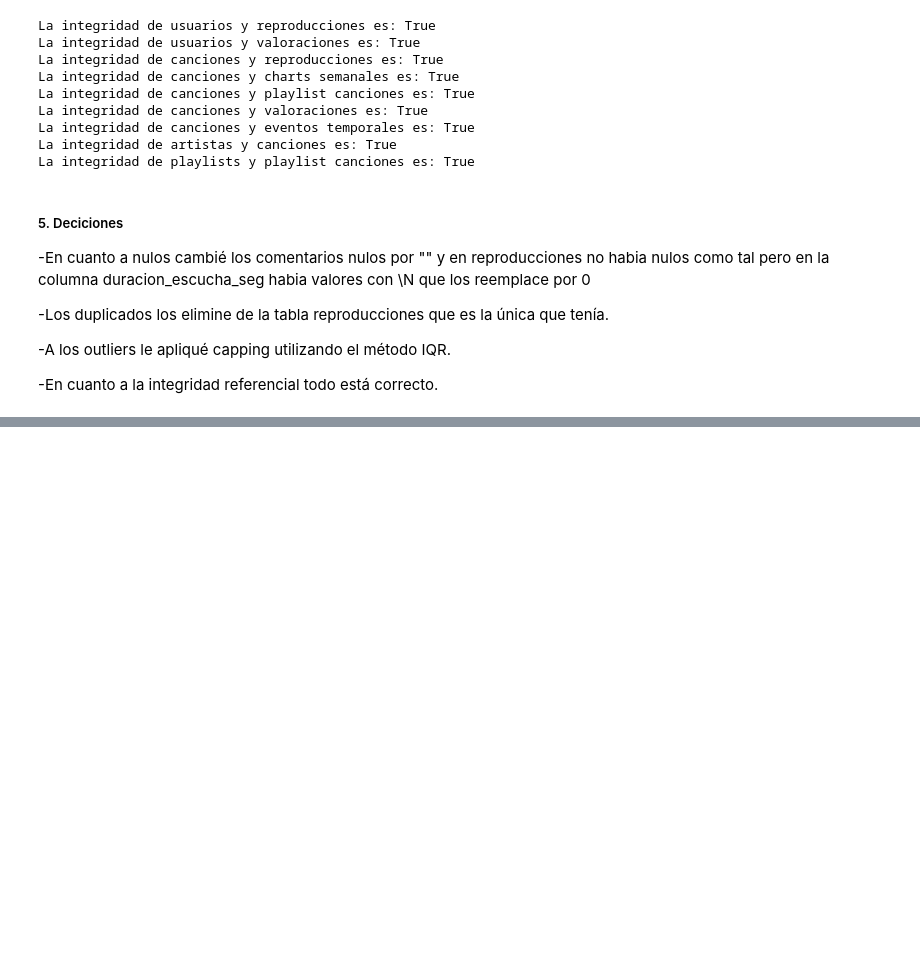
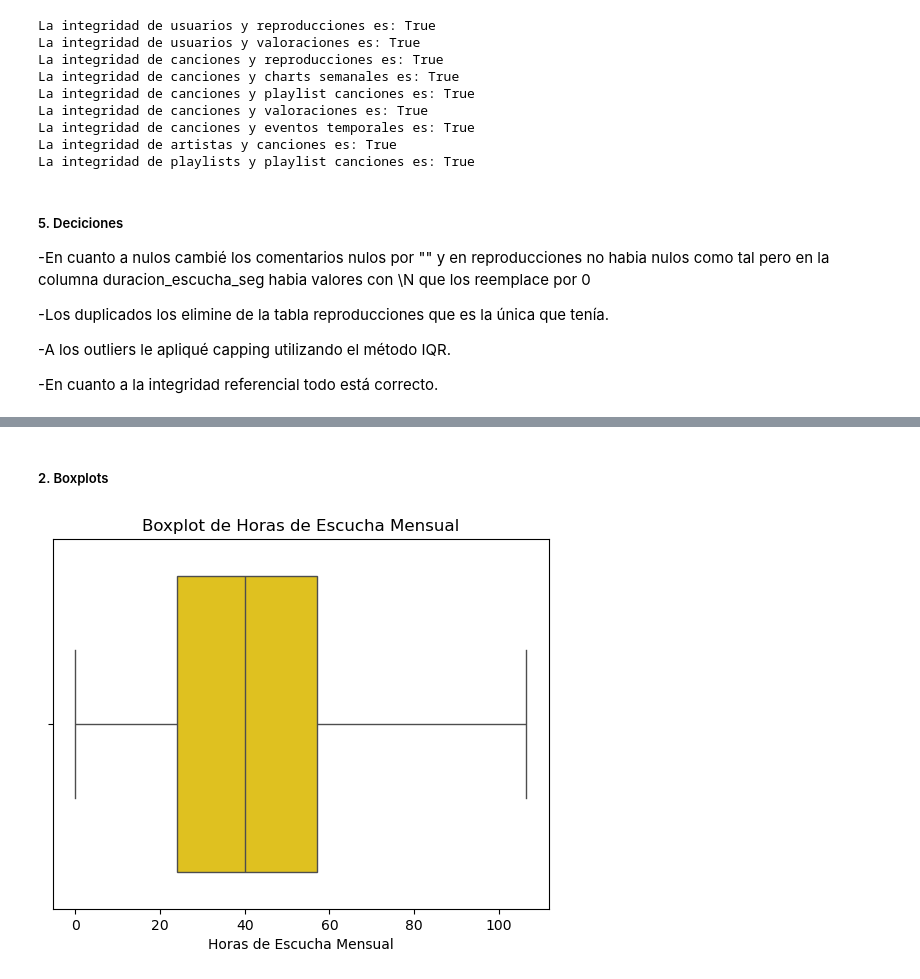
Before and after one commit to MetalMaxALIZ/Proyecto_Data_Wizards, a Jupyter notebook: 01_EDA.ipynb, the cells around one changed output, grey strips where cells are left out. Saved outputs shown, nothing was run; the diff lists cells and outputs as text; code cells hidden in the pictures; blank space fills up the shorter version.

```diff
--- a/01_EDA.ipynb
+++ b/01_EDA.ipynb
@@ -1432,0 +1460,9 @@ La integridad de playlists y playlist canciones es: True
+# %% [markdown]
+##### 2. Boxplots
+# %%
+sns.boxplot(x=usuarios['horas_escucha_mensual'], color='gold')
+plt.title('Boxplot de Horas de Escucha Mensual')
+plt.xlabel('Horas de Escucha Mensual')
+plt.show()
+# %% [output]
+[figure, added]
```
Also changed, not shown: parts of 49 cells of this notebook.
